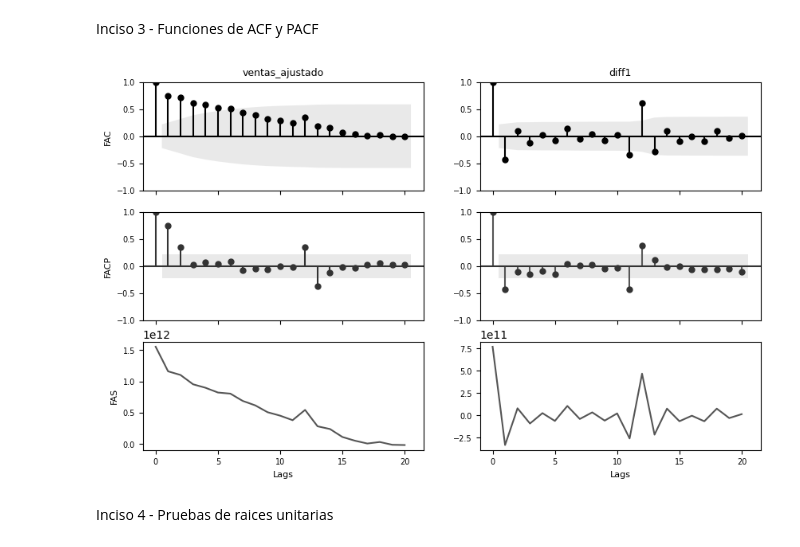
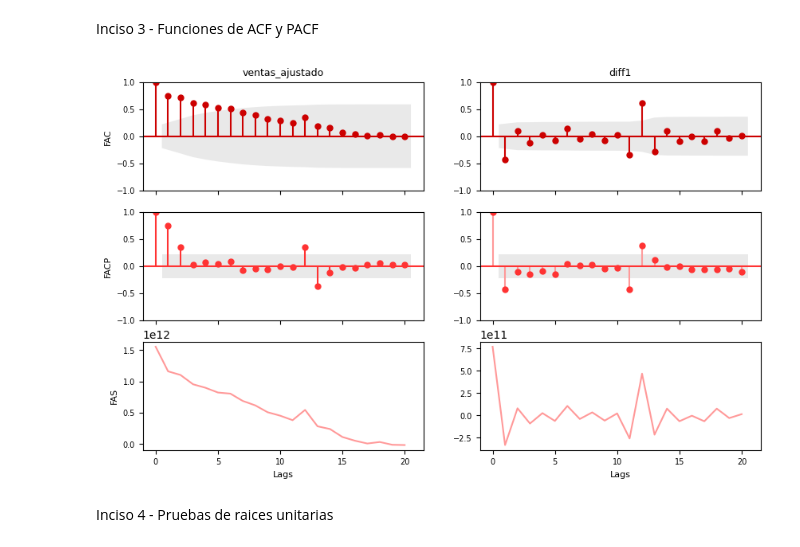
Before and after one commit to waldof86/AST, a Jupyter notebook: TP1/TP1 v4.ipynb, the cells around one changed output. Saved outputs shown, nothing was run; the diff lists cells and outputs as text; code cells hidden in the pictures.

```diff
--- a/TP1/TP1 v4.ipynb
+++ b/TP1/TP1 v4.ipynb
@@ -406,12 +393,10 @@ plt.show()
 a simple vista no es estacionaria
 # %% [markdown]
 Inciso 3 - Funciones de ACF y PACF
-# %%
-df['diff1'] = df.ventas_ajustado.diff(periods = 1)
-df.diff1[0] = 0
-autocov_autocorr(df.ventas_ajustado, df.diff1, 20)
-# %% [output]
-[figure, removed]
+# %%
+autocov_autocorr(df.ventas_ajustado, df.diff1, 20, tema)
+# %% [output]
+[figure, added]
 # %% [markdown]
 Inciso 4 - Pruebas de raices unitarias
 # %%
```
Also changed, not shown: parts of 33 cells of this notebook.
